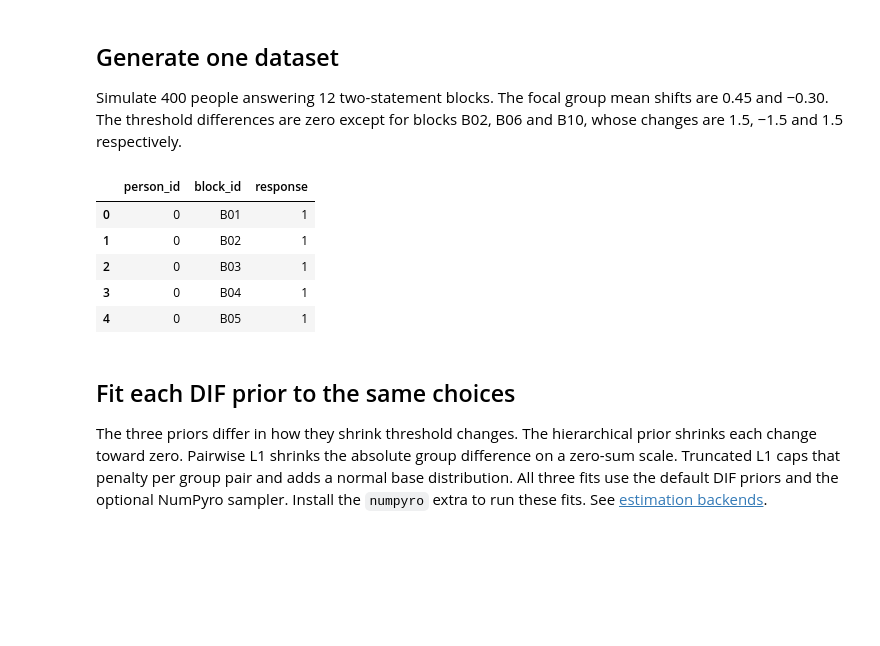
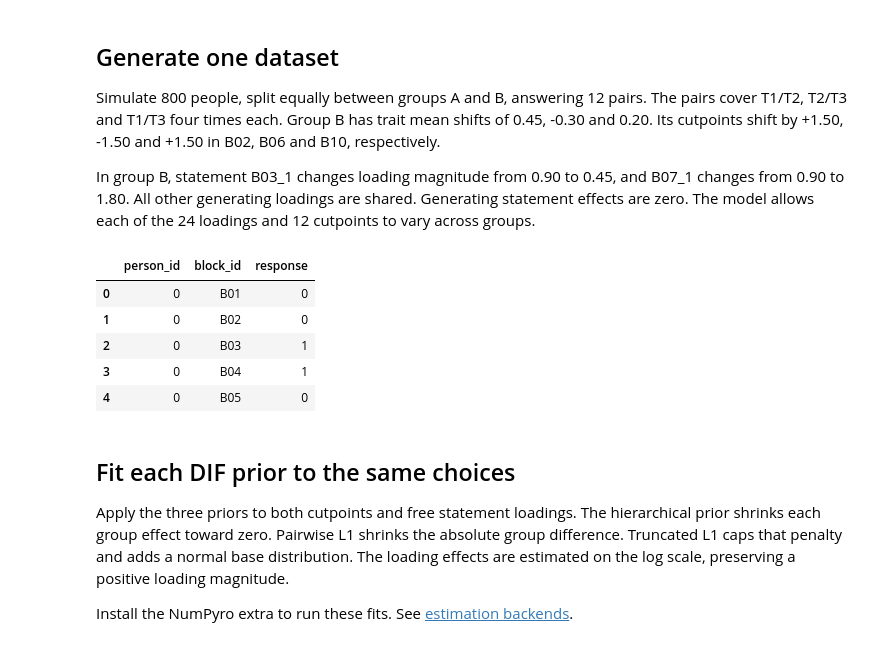
Before and after one commit to qipengchen/pyfcirt, a Jupyter notebook: docs/tutorials/tirt_dif.ipynb, the cells around one changed output. Drawn from its saved outputs; the diff is of its cells as text; code cells hidden in the pictures; blank space fills up the shorter version.

```diff
--- a/docs/tutorials/tirt_dif.ipynb
+++ b/docs/tutorials/tirt_dif.ipynb
@@ -33,59 +49,70 @@ import pyfcirt as fc
 # %% [markdown]
 ## Generate one dataset
 
-Simulate 400 people answering 12 two-statement blocks. The focal group mean
-shifts are 0.45 and −0.30. The threshold differences are zero except for
-blocks B02, B06 and B10, whose changes are 1.5, −1.5 and 1.5 respectively.
+Simulate 800 people, split equally between groups A and B, answering 12 pairs.
+The pairs cover T1/T2, T2/T3 and T1/T3 four times each. Group B has trait mean
+shifts of 0.45, -0.30 and 0.20. Its cutpoints shift by +1.50, -1.50 and +1.50 in
+B02, B06 and B10, respectively.
+
+In group B, statement B03_1 changes loading magnitude from 0.90 to 0.45,
+and B07_1 changes from 0.90 to 1.80. All other generating loadings are
+shared. Generating statement effects are zero. The model allows each
+of the 24 loadings and 12 cutpoints to vary across groups.
 # %%
 rng = np.random.default_rng(730026)
-n = 400
+n = 800
 blocks = [f"B{i:02d}" for i in range(1, 13)]
-traits = np.asarray([(0, 0)] * 4 + [(1, 1)] * 4 + [(0, 1)] * 4)
+traits = np.tile([(0, 1), (1, 2), (0, 2)], (4, 1))
 group = rng.permutation(np.repeat([0, 1], n // 2))
 people = pd.DataFrame({"person_id": np.arange(n), "site": np.where(group, "B", "A")})
 people["site"] = pd.Categorical(people["site"], categories=["A", "B"])
-theta = rng.multivariate_normal([0, 0], [[1, 0.35], [0.35, 1]], size=n)
-theta += group[:, None] * np.array([0.45, -0.30])
+correlation = [[1, 0.35, -0.15], [0.35, 1, 0.25], [-0.15, 0.25, 1]]
+theta = rng.multivariate_normal([0, 0, 0], correlation, size=n)
+theta += group[:, None] * np.array([0.45, -0.30, 0.20])
 
 loadings = np.tile([0.9, 1.1], (len(blocks), 1))
 keying = np.tile([1, -1], (len(blocks), 1))
-keying[-2:, 1] = 1
+keying[[1, 3, 5, 7, 9, 11], 1] = 1
 design = pd.DataFrame(
     [
         (block, j + 1, f"{block}_{j + 1}", f"T{traits[k, j] + 1}", keying[k, j])
         for k, block in enumerate(blocks)
         for j in (0, 1)
     ],
     columns=["block_id", "position", "statement_id", "trait", "keying"],
 )
-effect = np.zeros(len(blocks))
-effect[[1, 5, 9]] = [1.5, -1.5, 1.5]
-utility = (theta[:, traits] * loadings * keying) @ np.array([1, -1])
-threshold = np.linspace(-0.5, 0.5, len(blocks)) + group[:, None] * effect
+cutpoint_shift = np.zeros(len(blocks))
+cutpoint_shift[[1, 5, 9]] = [1.5, -1.5, 1.5]
+loading_shift = np.zeros_like(loadings)
+loading_shift[[2, 6], 0] = [-0.45, 0.90]
+person_loadings = loadings + group[:, None, None] * loading_shift
+utility = (theta[:, traits] * person_loadings * keying) @ np.array([1, -1])
+threshold = np.linspace(-0.5, 0.5, len(blocks)) + group[:, None] * cutpoint_shift
 choices = (utility + rng.normal(size=threshold.shape) >= threshold).astype(int)
 responses = pd.DataFrame(
     {
         "person_id": np.repeat(people.person_id.to_numpy(), len(blocks)),
         "block_id": np.tile(blocks, n),
         "response": choices.ravel(),
     }
 )
 responses.head()
 # %% [output]
 |  | person_id | block_id | response |
-| 0 | 0 | B01 | 1 |
-| 1 | 0 | B02 | 1 |
+| 0 | 0 | B01 | 0 |
+| 1 | 0 | B02 | 0 |
 | 2 | 0 | B03 | 1 |
 | 3 | 0 | B04 | 1 |
-| 4 | 0 | B05 | 1 |
+| 4 | 0 | B05 | 0 |
 # %% [markdown]
 ## Fit each DIF prior to the same choices
 
-The three priors differ in how they shrink threshold changes. The
-hierarchical prior shrinks each change toward zero. Pairwise L1 shrinks
-the absolute group difference on a zero-sum scale. Truncated L1 caps
-that penalty per group pair and adds a normal base distribution.
-All three fits use the default DIF priors and the optional NumPyro sampler.
-Install the `numpyro` extra to run these fits. See
+Apply the three priors to both cutpoints and free statement loadings. The
+hierarchical prior shrinks each group effect toward zero. Pairwise L1
+shrinks the absolute group difference. Truncated L1 caps that penalty and
+adds a normal base distribution. The loading effects are estimated on the
+log scale, preserving a positive loading magnitude.
+
+Install the NumPyro extra to run these fits. See
 [estimation backends](../examples/estimation_backends.md#calibrate-with-nuts).
 # %%
```
Also changed, not shown: parts of 8 cells of this notebook, 4 other files.
